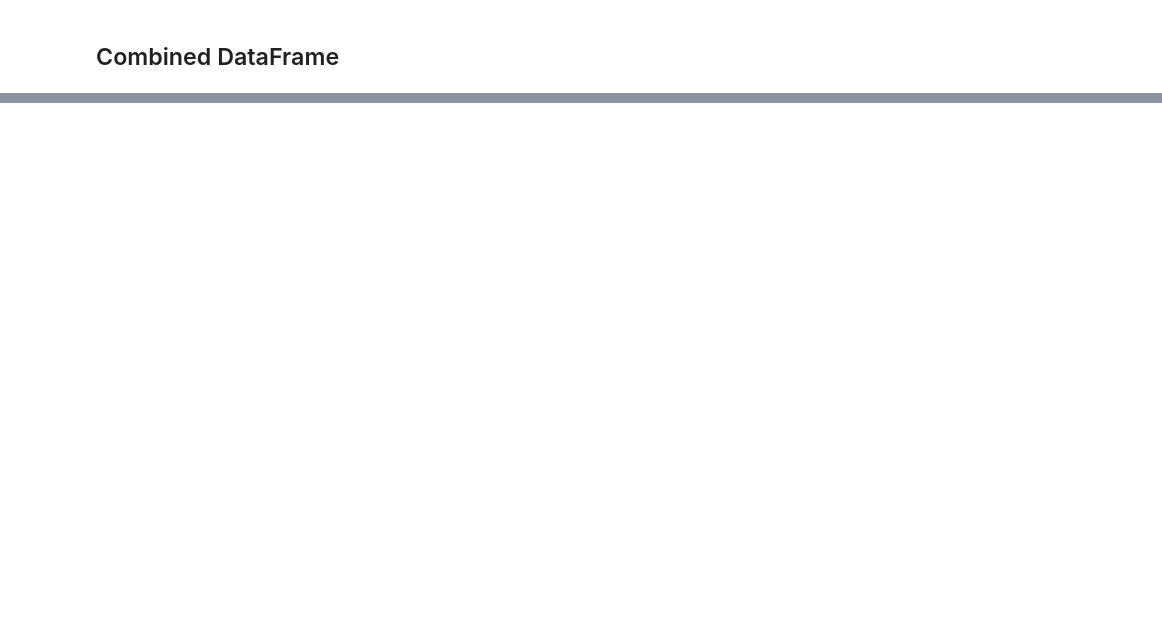
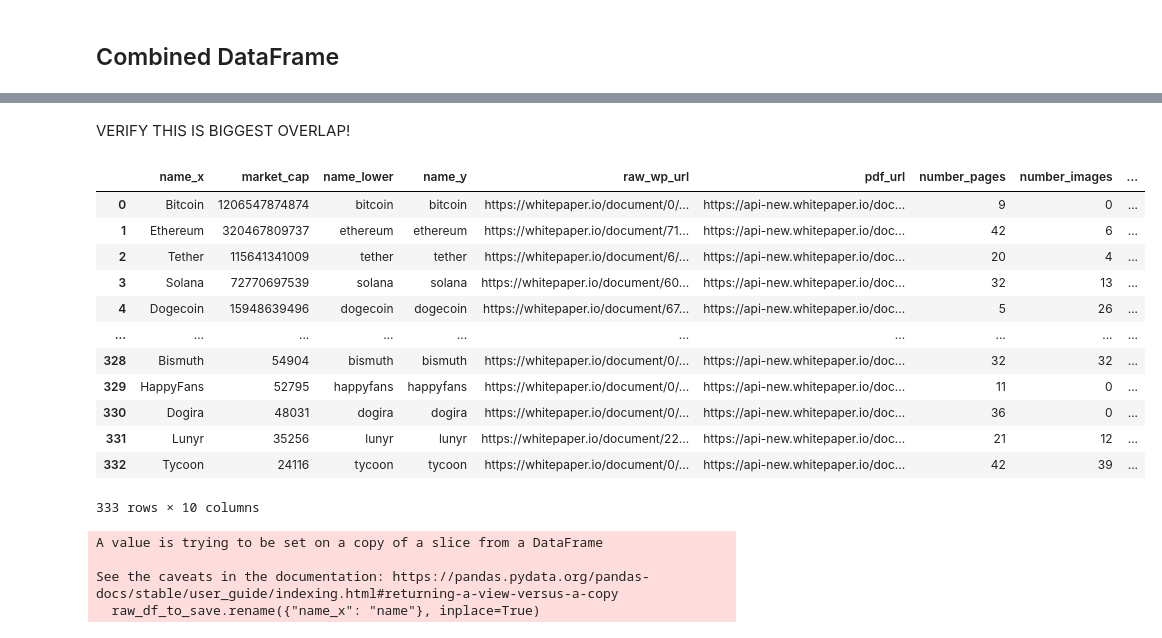
Before and after one commit to Haydn-Martin/crypto-virality-e2e-model, a Jupyter notebook: data/data_gen/raw_data_gen.ipynb, the cells around one changed output, grey strips where cells are left out. Drawn from its saved outputs; the diff is of its cells as text; code cells hidden in the pictures; blank space fills up the shorter version.

```diff
--- a/data/data_gen/raw_data_gen.ipynb
+++ b/data/data_gen/raw_data_gen.ipynb
@@ -210,3 +264,3 @@ pdf_att_dict_list = pd.DataFrame(pdf_att_dict_list)
 # %%
 # Combine with url df
-combined_wp_df = wp_url_df.merge(pdf_att_dict_list, how='inner', on='pdf_url')
+combined_wp_df = wp_url_df.merge(pdf_att_dict_df, how='inner', on='pdf_url')
@@ -214,0 +287,2 @@ combined_wp_df = wp_url_df.merge(pdf_att_dict_list, how='inner', on='pdf_url')
+# %%
+clean_pdf_att_df = combined_wp_df
@@ -216,4 +293,4 @@ combined_wp_df = wp_url_df.merge(pdf_att_dict_list, how='inner', on='pdf_url')
 ## Combined DataFrame
 # %%
 # Create lower case column for join
-clean_combined_cap_df['name_lower'] = clean_combined_cap_df['name'].apply(lambda x: x.lower().replace(" ", "_")
+clean_combined_cap_df['name_lower'] = clean_combined_cap_df['name'].apply(lambda x: x.lower().replace(" ", "_"))
@@ -220,7 +335,9 @@ clean_combined_cap_df['name_lower'] = clean_combined_cap_df['name'].apply(lambda
+# %% [markdown]
+VERIFY THIS IS BIGGEST OVERLAP!
 # %%
 # Join on lower case name
 combined_total_df = clean_combined_cap_df.merge(
-    right=clean_combined_pdf_df,
+    right=clean_pdf_att_df,
     how='inner',
     left_on='name_lower',
     right_on='name'
@@ -230,4 +345,29 @@ combined_total_df = clean_combined_cap_df.merge(
+# %%
+combined_total_df
+# %% [output]
+|  | name_x | market_cap | name_lower | name_y | raw_wp_url | pdf_url | number_pages | number_images | ... |
+| 0 | Bitcoin | 1206547874874 | bitcoin | bitcoin | https://whitepaper.io/document/0/... | https://api-new.whitepaper.io/doc... | 9 | 0 | ... |
+| 1 | Ethereum | 320467809737 | ethereum | ethereum | https://whitepaper.io/document/71... | https://api-new.whitepaper.io/doc... | 42 | 6 | ... |
+| 2 | Tether | 115641341009 | tether | tether | https://whitepaper.io/document/6/... | https://api-new.whitepaper.io/doc... | 20 | 4 | ... |
+| 3 | Solana | 72770697539 | solana | solana | https://whitepaper.io/document/60... | https://api-new.whitepaper.io/doc... | 32 | 13 | ... |
+| 4 | Dogecoin | 15948639496 | dogecoin | dogecoin | https://whitepaper.io/document/67... | https://api-new.whitepaper.io/doc... | 5 | 26 | ... |
+| ... | ... | ... | ... | ... | ... | ... | ... | ... | ... |
+| 328 | Bismuth | 54904 | bismuth | bismuth | https://whitepaper.io/document/0/... | https://api-new.whitepaper.io/doc... | 32 | 32 | ... |
+| 329 | HappyFans | 52795 | happyfans | happyfans | https://whitepaper.io/document/0/... | https://api-new.whitepaper.io/doc... | 11 | 0 | ... |
+| 330 | Dogira | 48031 | dogira | dogira | https://whitepaper.io/document/0/... | https://api-new.whitepaper.io/doc... | 36 | 0 | ... |
+| 331 | Lunyr | 35256 | lunyr | lunyr | https://whitepaper.io/document/22... | https://api-new.whitepaper.io/doc... | 21 | 12 | ... |
+| 332 | Tycoon | 24116 | tycoon | tycoon | https://whitepaper.io/document/0/... | https://api-new.whitepaper.io/doc... | 42 | 39 | ... |
+333 rows × 10 columns
 # %%
 # Reformat final DF and save
-raw_df_to_save = combined_total_df[['']].rename()
+raw_df_to_save = combined_total_df[['name_x', 'market_cap', 'number_pages', 'number_images', 'number_characters', 'number_equations']]
+raw_df_to_save.rename({"name_x": "name"}, inplace=True)
 raw_df_to_save.to_csv(
+    path_or_buf='raw_features.csv',
+    encoding='utf-8'
+)
+# %% [output]
+A value is trying to be set on a copy of a slice from a DataFrame
+
+See the caveats in the documentation: https://pandas.pydata.org/pandas-docs/stable/user_guide/indexing.html#returning-a-view-versus-a-copy
+  raw_df_to_save.rename({"name_x": "name"}, inplace=True)
```
Also changed, not shown: parts of 21 cells of this notebook, 14 other files.
